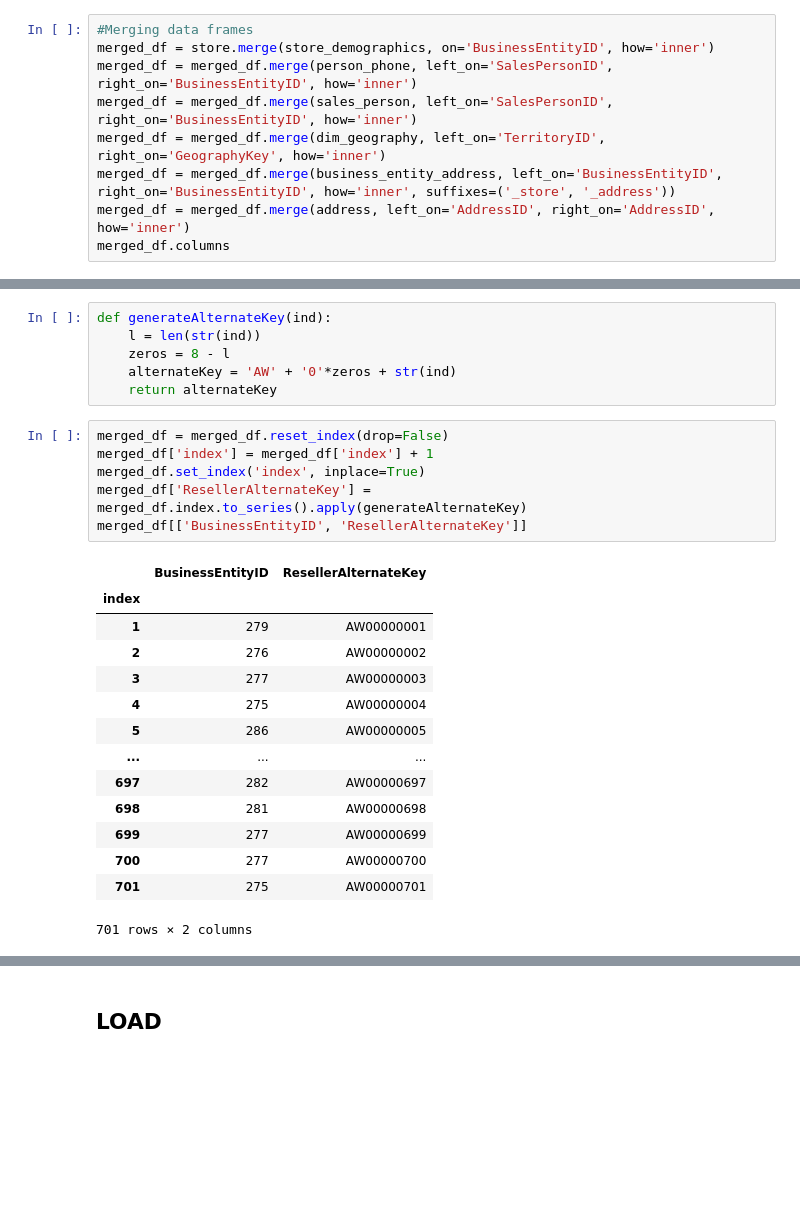
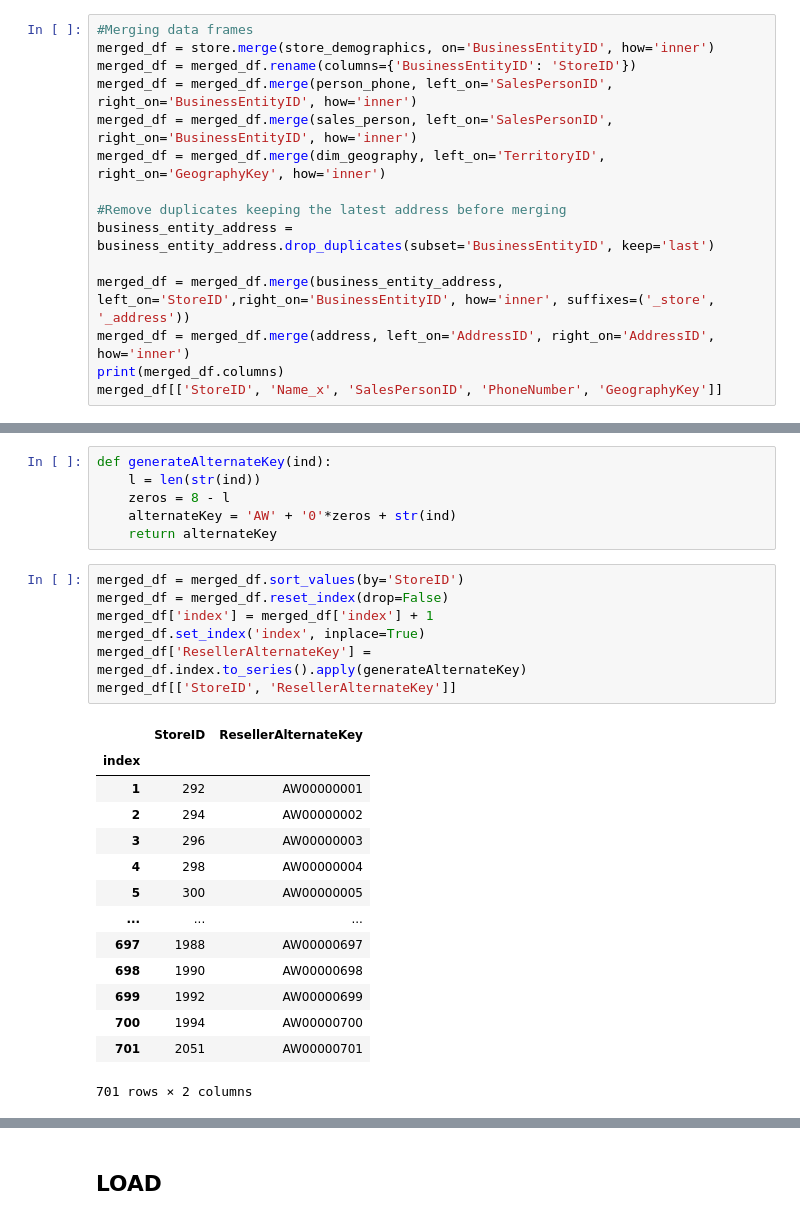
Before and after one commit to paulrojasg/data_science_part_4, a Jupyter notebook: DimReseller.ipynb, the cells around one changed output, grey strips where cells are left out. Cells and saved outputs as stored; diff of their text form; blank space fills up the shorter version.

```diff
--- a/DimReseller.ipynb
+++ b/DimReseller.ipynb
@@ -21,10 +38,16 @@ business_entity_address = pd.read_sql_query('SELECT * FROM [Person].[BusinessEnt
 # %%
 #Merging data frames
 merged_df = store.merge(store_demographics, on='BusinessEntityID', how='inner')
+merged_df = merged_df.rename(columns={'BusinessEntityID': 'StoreID'})
 merged_df = merged_df.merge(person_phone, left_on='SalesPersonID', right_on='BusinessEntityID', how='inner')
 merged_df = merged_df.merge(sales_person, left_on='SalesPersonID', right_on='BusinessEntityID', how='inner')
 merged_df = merged_df.merge(dim_geography, left_on='TerritoryID', right_on='GeographyKey', how='inner')
-merged_df = merged_df.merge(business_entity_address, left_on='BusinessEntityID', right_on='BusinessEntityID', how='inner', suffixes=('_store', '_address'))
+
+#Remove duplicates keeping the latest address before merging
+business_entity_address = business_entity_address.drop_duplicates(subset='BusinessEntityID', keep='last')
+
+merged_df = merged_df.merge(business_entity_address, left_on='StoreID',right_on='BusinessEntityID', how='inner', suffixes=('_store', '_address'))
 merged_df = merged_df.merge(address, left_on='AddressID', right_on='AddressID', how='inner')
-merged_df.columns
+print(merged_df.columns)
+merged_df[['StoreID', 'Name_x', 'SalesPersonID', 'PhoneNumber', 'GeographyKey']]
 # %% [output]
@@ -47,23 +100,24 @@ def generateAlternateKey(ind):
     alternateKey = 'AW' + '0'*zeros + str(ind)
     return alternateKey
 # %%
+merged_df = merged_df.sort_values(by='StoreID')
 merged_df = merged_df.reset_index(drop=False)
 merged_df['index'] = merged_df['index'] + 1
 merged_df.set_index('index', inplace=True)
 merged_df['ResellerAlternateKey'] = merged_df.index.to_series().apply(generateAlternateKey)
-merged_df[['BusinessEntityID', 'ResellerAlternateKey']]
+merged_df[['StoreID', 'ResellerAlternateKey']]
 # %% [output]
-|  | BusinessEntityID | ResellerAlternateKey |
+|  | StoreID | ResellerAlternateKey |
 | index |  |  |
-| 1 | 279 | AW00000001 |
-| 2 | 276 | AW00000002 |
-| 3 | 277 | AW00000003 |
-| 4 | 275 | AW00000004 |
-| 5 | 286 | AW00000005 |
+| 1 | 292 | AW00000001 |
+| 2 | 294 | AW00000002 |
+| 3 | 296 | AW00000003 |
+| 4 | 298 | AW00000004 |
+| 5 | 300 | AW00000005 |
 | ... | ... | ... |
-| 697 | 282 | AW00000697 |
-| 698 | 281 | AW00000698 |
-| 699 | 277 | AW00000699 |
-| 700 | 277 | AW00000700 |
-| 701 | 275 | AW00000701 |
+| 697 | 1988 | AW00000697 |
+| 698 | 1990 | AW00000698 |
+| 699 | 1992 | AW00000699 |
+| 700 | 1994 | AW00000700 |
+| 701 | 2051 | AW00000701 |
 701 rows × 2 columns
```
Also changed, not shown: parts of 7 cells of this notebook, 1 other file.
